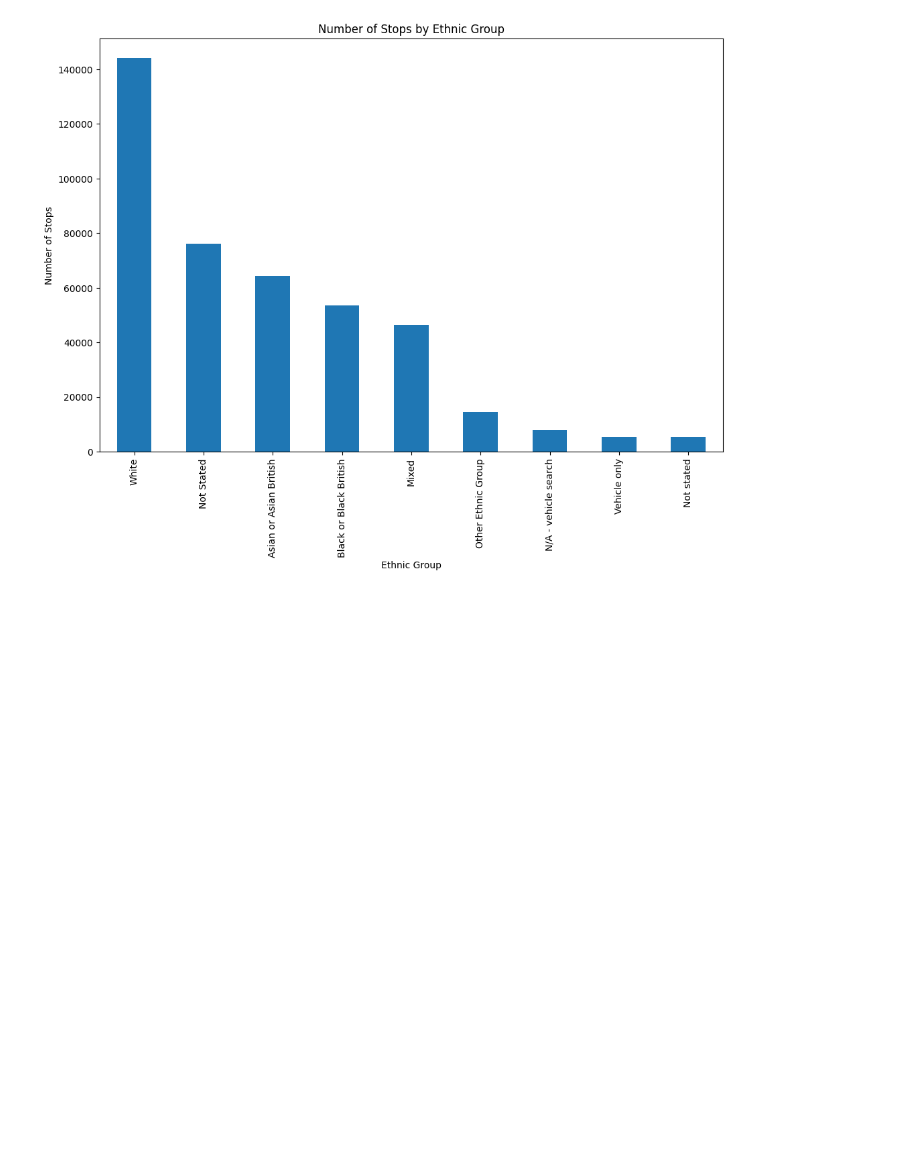
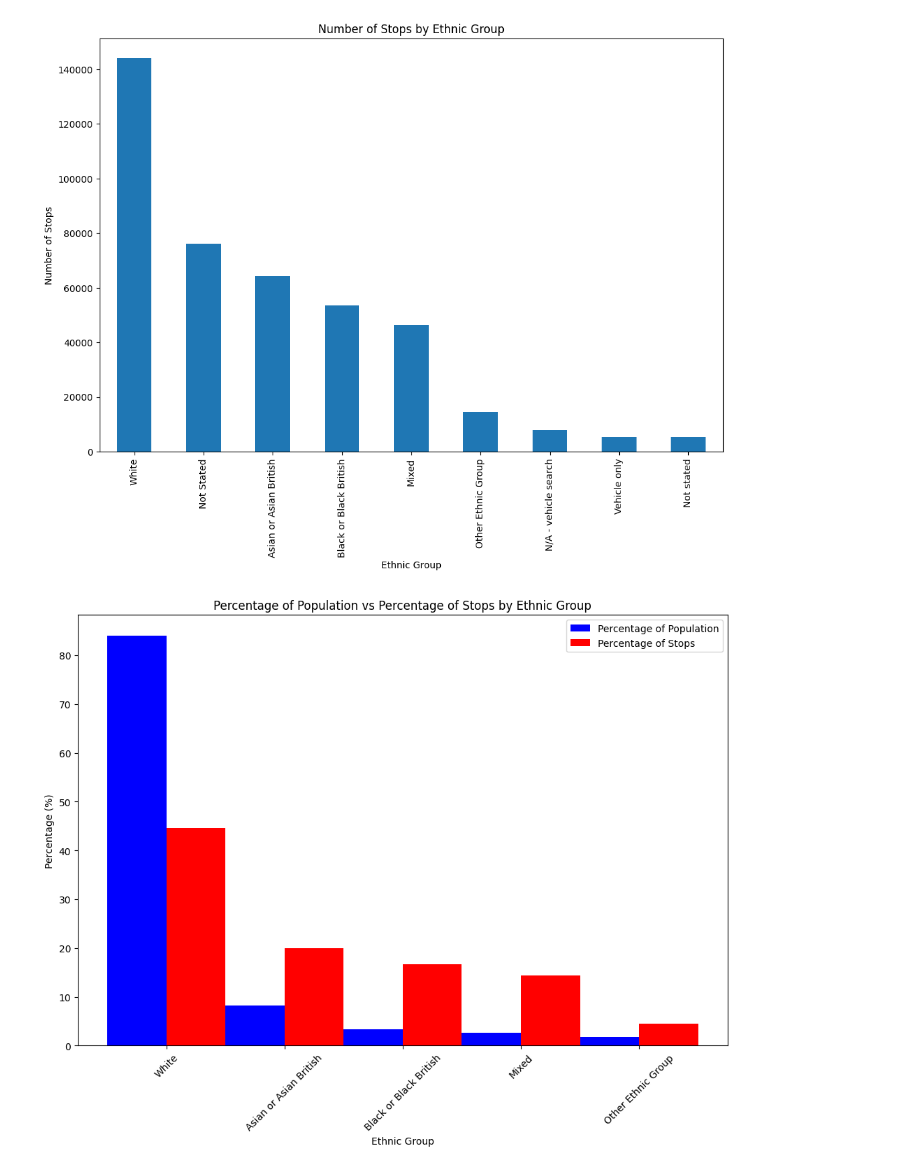
Before and after one commit to elliecheshire/Stop_and_Search, a Jupyter notebook: Stop_Search_analysis.ipynb, the cells around one changed output. Saved outputs shown, nothing was run; the diff lists cells and outputs as text; code cells hidden in the pictures; blank space fills up the shorter version.

Commit message:
Created a graph showing the percentage of each ethnicity in the population in comparison to the percentage of all stops the ethnicity experienced

```diff
--- a/Stop_Search_analysis.ipynb
+++ b/Stop_Search_analysis.ipynb
@@ -150,3 +156,54 @@ plt.ylabel('Number of Stops')
 plt.show()
 # %% [output]
 [figure]
+# %%
+# Assess percentage of population of each ethnic group compared to percentage of searches
+#ethnic_group_searches = pd.DataFrame({'ethnic_group': ethnic_group_searches.index, 'count': ethnic_group_searches.values})
+total_stops = ethnic_group_searches['count'].sum()
+
+regional_ethnicity = pd.read_csv("/content/drive/MyDrive/programming_freeform_assessment/areas-of-england-and-wales-by-ethnicity.csv")
+regional_ethnicity.rename(columns = {'Ethnicity': 'ethnic_group'}, inplace=True)
+regional_ethnicity.rename(columns = {'Geography': 'region'}, inplace = True)
+regional_ethnicity.rename(columns = {'%':"population_percentage"}, inplace = True)
+
+ethnicity_mapping = {"Black":"Black or Black British",
+                     "Asian": "Asian or Asian British",
+                     "White British": "White",
+                     "White other": "White",
+                     "Other": "Other Ethnic Group"}
+
+regional_ethnicity['ethnic_group'] = regional_ethnicity['ethnic_group'].replace(ethnicity_mapping)
+regional_ethnicity = regional_ethnicity.groupby(['region','ethnic_group'], as_index=False).agg({'population_percentage':'sum'})
+
+ethnicity_population = regional_ethnicity.groupby('ethnic_group')['population_percentage'].sum()
+
+total_percentage = ethnicity_population.sum()
+ethnicity_population = (ethnicity_population / total_percentage) * 100
+
+# COMPARE WITH SEARCH PERCENTAGES
+ethnic_group_searches['search_percentage'] = (ethnic_group_searches['count'] / total_stops) * 100
+
+
+
+# merge data frames
+#ethnic_group_searches = pd.merge(ethnic_group_searches, ethnicity_population, on = 'ethnic_group', how = 'left')
+
+
+#figure
+
+plt.figure(figsize = (12,8))
+ax = plt.axes()
+barwidth = 0.5
+
+ax.bar(np.arange(len(ethnic_group_searches['ethnic_group'])) - barwidth/2, ethnic_group_searches['population_percentage'],width = barwidth, label = 'Percentage of Population', color = 'blue')
+ax.bar(np.arange(len(ethnic_group_searches['ethnic_group']))+ barwidth/2, ethnic_group_searches['search_percentage'], width = barwidth, label = 'Percentage of Stops', color = 'red')
+ax.set_xlabel('Ethnic Group')
+ax.set_ylabel('Percentage (%)')
+ax.set_xticks(np.arange(len(ethnic_group_searches['ethnic_group'])))
+ax.set_xticklabels(ethnic_group_searches['ethnic_group'], rotation=45)
+
+plt.title('Percentage of Population vs Percentage of Stops by Ethnic Group')
+plt.legend()
+plt.show()
+# %% [output]
+[figure, added]
```
Also changed, not shown: parts of 4 cells of this notebook.
